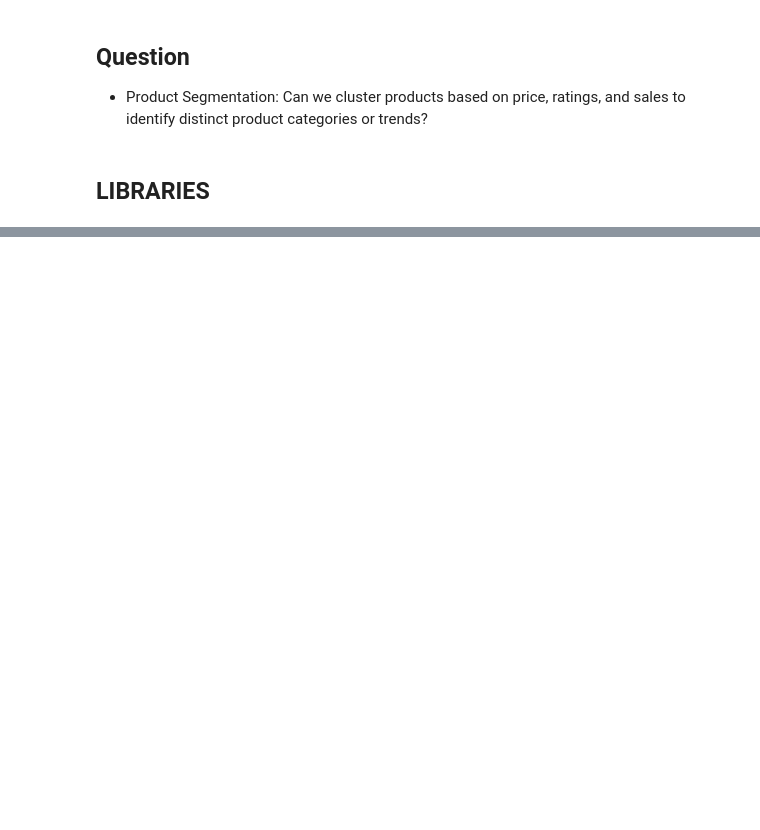
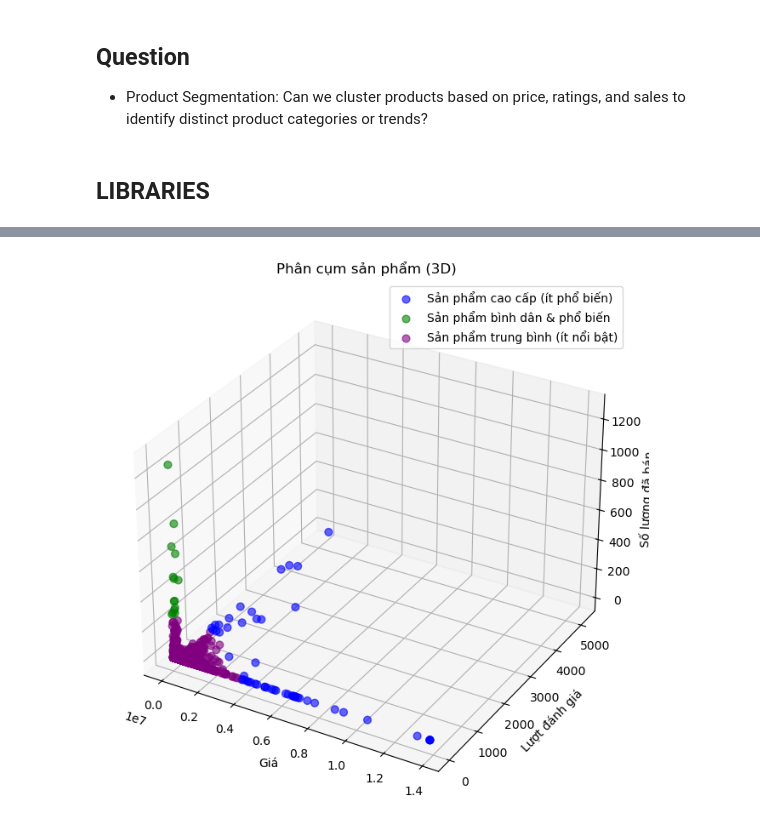
Before and after one commit to RokeMSE/22CLC-Intro2DS-Brand_Fashion_Market_SeasonalTrend_Analysis, a Jupyter notebook: Model.ipynb, the cells around one changed output, grey strips where cells are left out. Drawn from its saved outputs; the diff is of its cells as text; code cells hidden in the pictures; blank space fills up the shorter version.

```diff
--- a/Model.ipynb
+++ b/Model.ipynb
@@ -59,0 +117,23 @@ df.to_csv('./Data/clustered_products.csv', index=False)
+# %%
+# Step 3: Visualize clusters in 3D
+fig = plt.figure(figsize=(10, 8))
+ax = fig.add_subplot(111, projection='3d')
+colors = {'Sản phẩm cao cấp (ít phổ biến)': 'blue',
+          'Sản phẩm bình dân & phổ biến': 'green',
+          'Sản phẩm trung bình (ít nổi bật)': 'purple'}
+
+for name, color in colors.items():
+    subset = clustered_data_new[clustered_data_new['Cluster Name'] == name]
+    ax.scatter(
+        subset['Giá'], subset['Lượt đánh giá'], subset['Số lượng đã bán'],
+        label=name, alpha=0.6, s=40, color=color
+    )
+
+ax.set_title('Phân cụm sản phẩm (3D)')
+ax.set_xlabel('Giá')
+ax.set_ylabel('Lượt đánh giá')
+ax.set_zlabel('Số lượng đã bán')
+ax.legend()
+plt.show()
+# %% [output]
+[figure, added]
```
Also changed, not shown: parts of 7 cells of this notebook, 3 other files.
